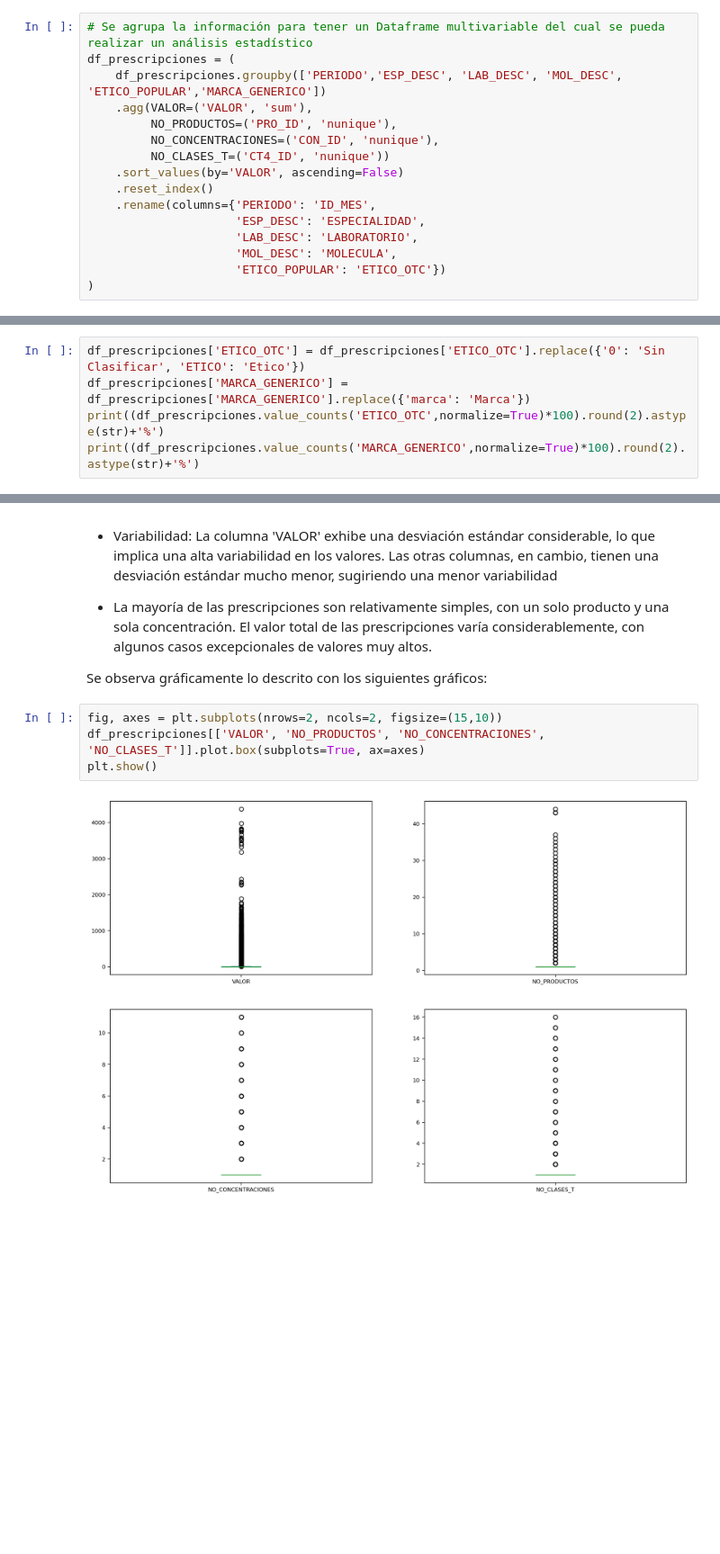
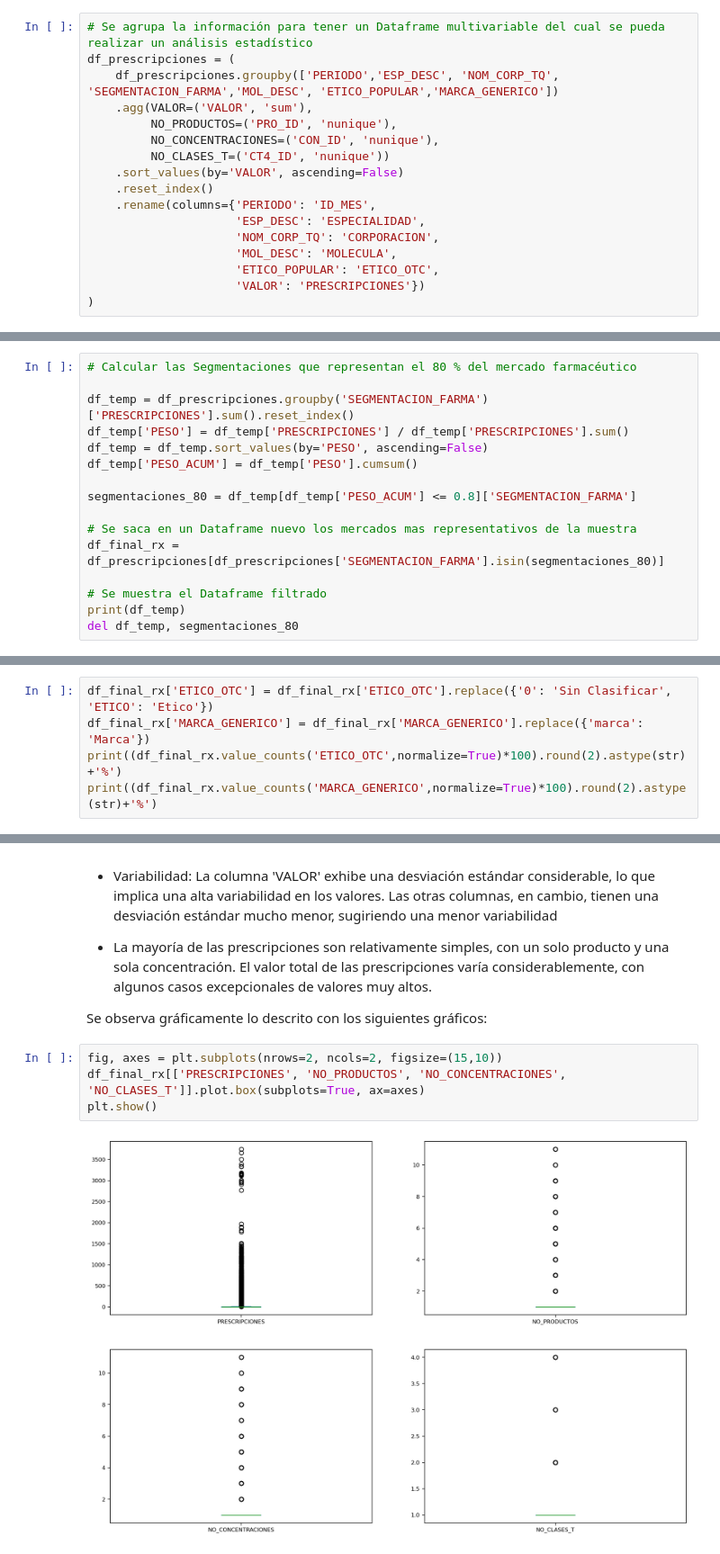
Before and after one commit to ngarciap/AnalisisExploratorioDeDatos, a Jupyter notebook: Preparación_de_Datos.ipynb, the cells around one changed output, grey strips where cells are left out. Shown at 90% size. Saved outputs shown, nothing was run; the diff lists cells and outputs as text; blank space fills up the shorter version.

```diff
--- a/Preparación_de_Datos.ipynb
+++ b/Preparación_de_Datos.ipynb
@@ -131,7 +135,7 @@ del meses, df_especialidades, col_descriptivas, col_meses, df_producto_completo
 # %%
 # Se agrupa la información para tener un Dataframe multivariable del cual se pueda realizar un análisis estadístico
 df_prescripciones = (
-    df_prescripciones.groupby(['PERIODO','ESP_DESC', 'LAB_DESC', 'MOL_DESC', 'ETICO_POPULAR','MARCA_GENERICO'])
+    df_prescripciones.groupby(['PERIODO','ESP_DESC', 'NOM_CORP_TQ', 'SEGMENTACION_FARMA','MOL_DESC', 'ETICO_POPULAR','MARCA_GENERICO'])
     .agg(VALOR=('VALOR', 'sum'),
          NO_PRODUCTOS=('PRO_ID', 'nunique'),
          NO_CONCENTRACIONES=('CON_ID', 'nunique'),
@@ -140,7 +144,8 @@ df_prescripciones = (
     .reset_index()
     .rename(columns={'PERIODO': 'ID_MES',
                      'ESP_DESC': 'ESPECIALIDAD',
-                     'LAB_DESC': 'LABORATORIO',
+                     'NOM_CORP_TQ': 'CORPORACION',
                      'MOL_DESC': 'MOLECULA',
-                     'ETICO_POPULAR': 'ETICO_OTC'})
+                     'ETICO_POPULAR': 'ETICO_OTC',
+                     'VALOR': 'PRESCRIPCIONES'})
 )
@@ -146,0 +154,16 @@ df_prescripciones = (
+# %%
+# Calcular las Segmentaciones que representan el 80 % del mercado farmacéutico
+
+df_temp = df_prescripciones.groupby('SEGMENTACION_FARMA')['PRESCRIPCIONES'].sum().reset_index()
+df_temp['PESO'] = df_temp['PRESCRIPCIONES'] / df_temp['PRESCRIPCIONES'].sum()
+df_temp = df_temp.sort_values(by='PESO', ascending=False)
+df_temp['PESO_ACUM'] = df_temp['PESO'].cumsum()
+
+segmentaciones_80 = df_temp[df_temp['PESO_ACUM'] <= 0.8]['SEGMENTACION_FARMA']
+
+# Se saca en un Dataframe nuevo los mercados mas representativos de la muestra
+df_final_rx = df_prescripciones[df_prescripciones['SEGMENTACION_FARMA'].isin(segmentaciones_80)]
+
+# Se muestra el Dataframe filtrado
+print(df_temp)
+del df_temp, segmentaciones_80
@@ -216,9 +257,9 @@ Name: proportion, dtype: object
 # %% [markdown]
 Se observa de que existen valores categóricos que están mal Clasificados en el Category, por lo que se procede a realizar la homologación de los valores atípicos en estos campos
 # %%
-df_prescripciones['ETICO_OTC'] = df_prescripciones['ETICO_OTC'].replace({'0': 'Sin Clasificar', 'ETICO': 'Etico'})
-df_prescripciones['MARCA_GENERICO'] = df_prescripciones['MARCA_GENERICO'].replace({'marca': 'Marca'})
-print((df_prescripciones.value_counts('ETICO_OTC',normalize=True)*100).round(2).astype(str)+'%')
-print((df_prescripciones.value_counts('MARCA_GENERICO',normalize=True)*100).round(2).astype(str)+'%')
+df_final_rx['ETICO_OTC'] = df_final_rx['ETICO_OTC'].replace({'0': 'Sin Clasificar', 'ETICO': 'Etico'})
+df_final_rx['MARCA_GENERICO'] = df_final_rx['MARCA_GENERICO'].replace({'marca': 'Marca'})
+print((df_final_rx.value_counts('ETICO_OTC',normalize=True)*100).round(2).astype(str)+'%')
+print((df_final_rx.value_counts('MARCA_GENERICO',normalize=True)*100).round(2).astype(str)+'%')
 # %% [output]
 ETICO_OTC
@@ -301,7 +352,7 @@ El valor total de las prescripciones varía considerablemente, con algunos casos
 Se observa gráficamente lo descrito con los siguientes gráficos:
 # %%
 fig, axes = plt.subplots(nrows=2, ncols=2, figsize=(15,10))
-df_prescripciones[['VALOR', 'NO_PRODUCTOS', 'NO_CONCENTRACIONES', 'NO_CLASES_T']].plot.box(subplots=True, ax=axes)
+df_final_rx[['PRESCRIPCIONES', 'NO_PRODUCTOS', 'NO_CONCENTRACIONES', 'NO_CLASES_T']].plot.box(subplots=True, ax=axes)
 plt.show()
 # %% [output]
-[figure, old version]
+[figure, new version]
```
Also changed, not shown: parts of 27 cells of this notebook.
